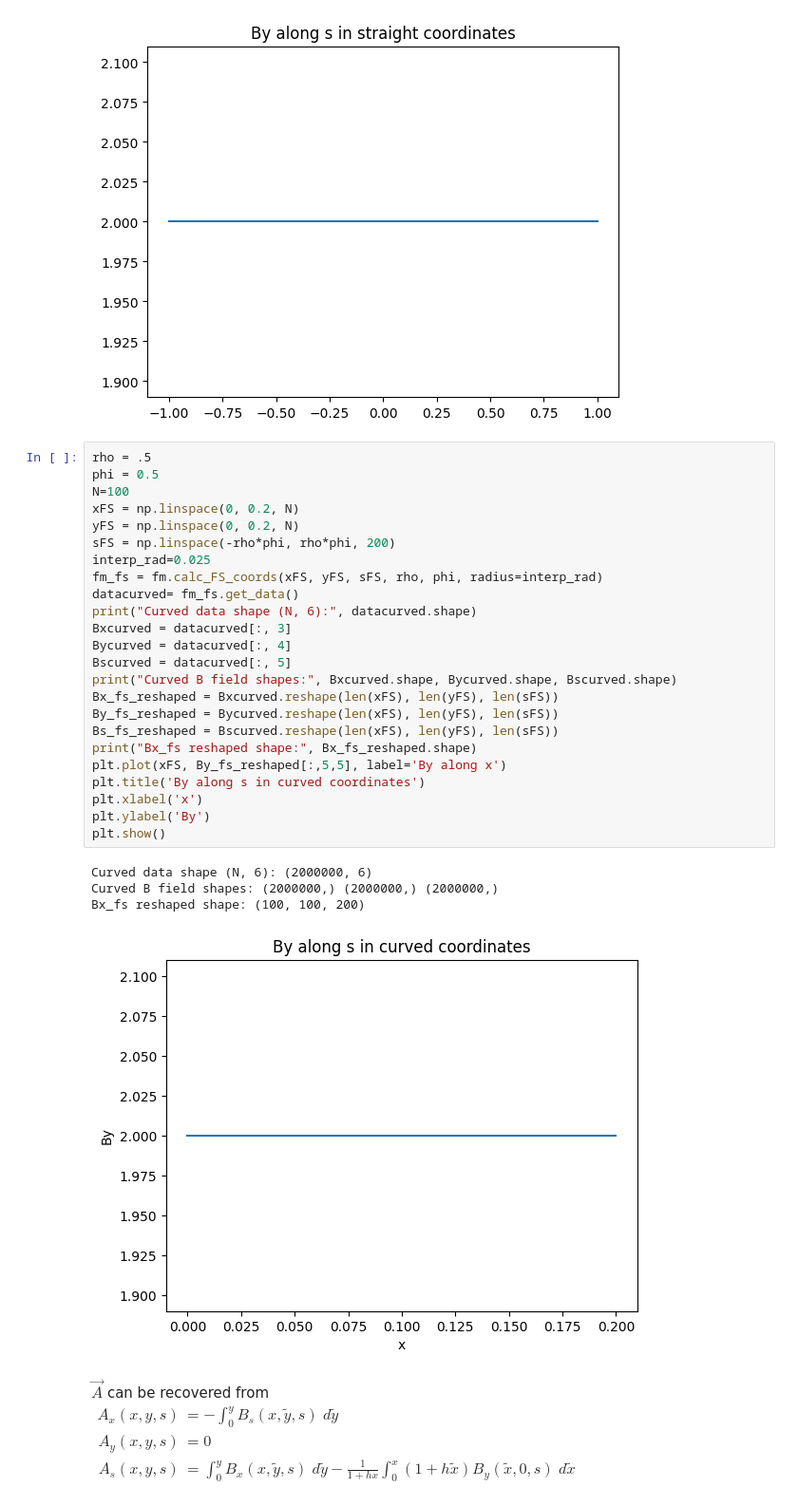
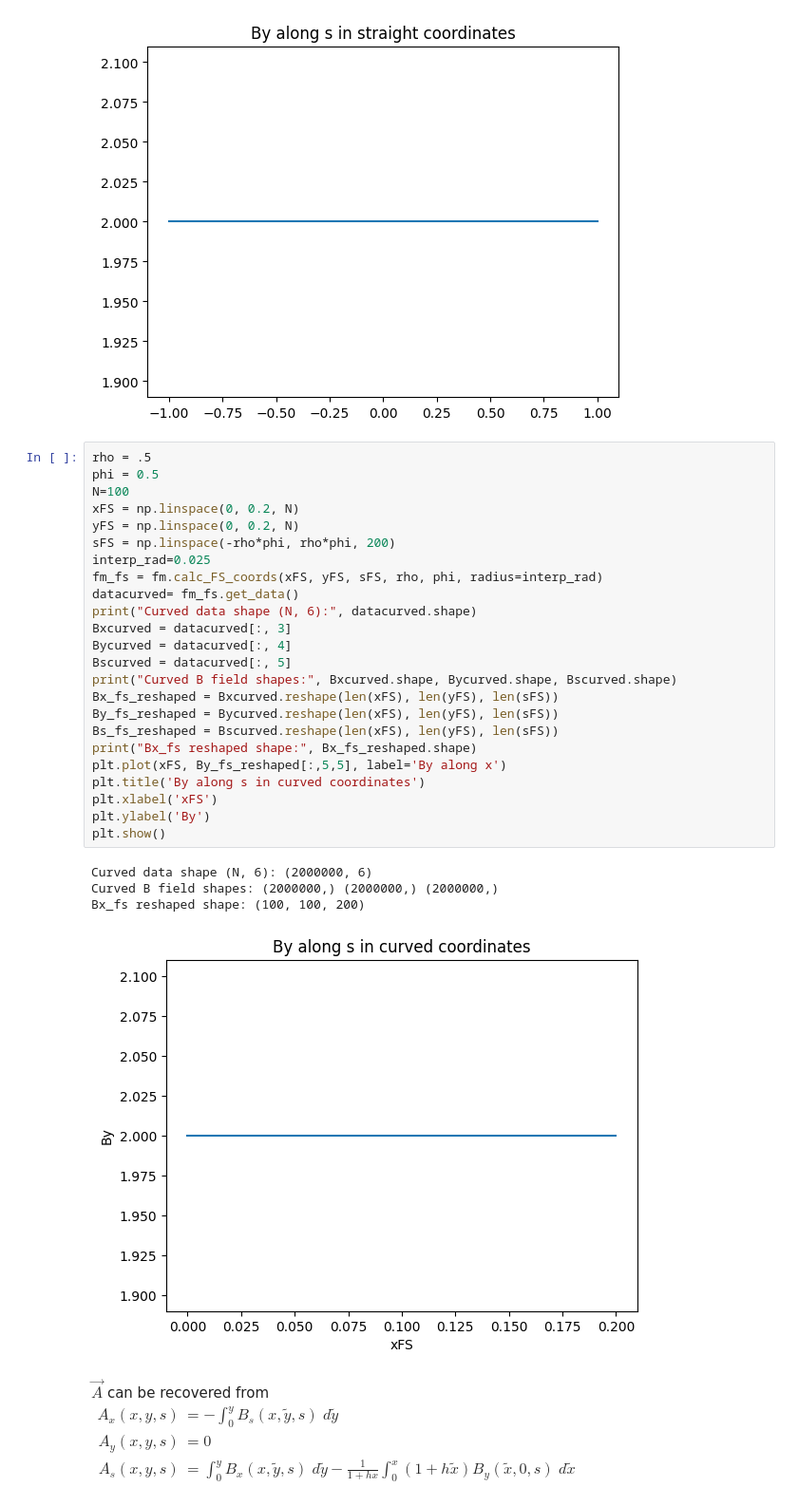
Before and after one commit to marcoliniF/bpmeth, a Jupyter notebook: preliminaryTrials/4.0straighttocurvedbyA_HA.ipynb, the cells around one changed output. Shown at 95% size. Saved outputs shown, nothing was run; the diff lists cells and outputs as text.

```diff
--- a/preliminaryTrials/4.0straighttocurvedbyA_HA.ipynb
+++ b/preliminaryTrials/4.0straighttocurvedbyA_HA.ipynb
@@ -54,32 +54,32 @@ plt.show()
 # %%
 rho = .5
 phi = 0.5
 N=100
 xFS = np.linspace(0, 0.2, N)
 yFS = np.linspace(0, 0.2, N)
 sFS = np.linspace(-rho*phi, rho*phi, 200)
 interp_rad=0.025
 fm_fs = fm.calc_FS_coords(xFS, yFS, sFS, rho, phi, radius=interp_rad)
 datacurved= fm_fs.get_data()
 print("Curved data shape (N, 6):", datacurved.shape)
 Bxcurved = datacurved[:, 3]
 Bycurved = datacurved[:, 4]
 Bscurved = datacurved[:, 5]
 print("Curved B field shapes:", Bxcurved.shape, Bycurved.shape, Bscurved.shape)
 Bx_fs_reshaped = Bxcurved.reshape(len(xFS), len(yFS), len(sFS))
 By_fs_reshaped = Bycurved.reshape(len(xFS), len(yFS), len(sFS))
 Bs_fs_reshaped = Bscurved.reshape(len(xFS), len(yFS), len(sFS))
 print("Bx_fs reshaped shape:", Bx_fs_reshaped.shape)
 plt.plot(xFS, By_fs_reshaped[:,5,5], label='By along x')
 plt.title('By along s in curved coordinates')
-plt.xlabel('x')
+plt.xlabel('xFS')
 plt.ylabel('By')
 plt.show()
 # %% [output]
 Curved data shape (N, 6): (2000000, 6)
 Curved B field shapes: (2000000,) (2000000,) (2000000,)
 Bx_fs reshaped shape: (100, 100, 200)
-[figure, old version]
+[figure, new version]
 # %% [markdown]
 $\vec{A}$ can be recovered from\
 $
```
Also changed, not shown: parts of 10 cells of this notebook, 5 other files.
